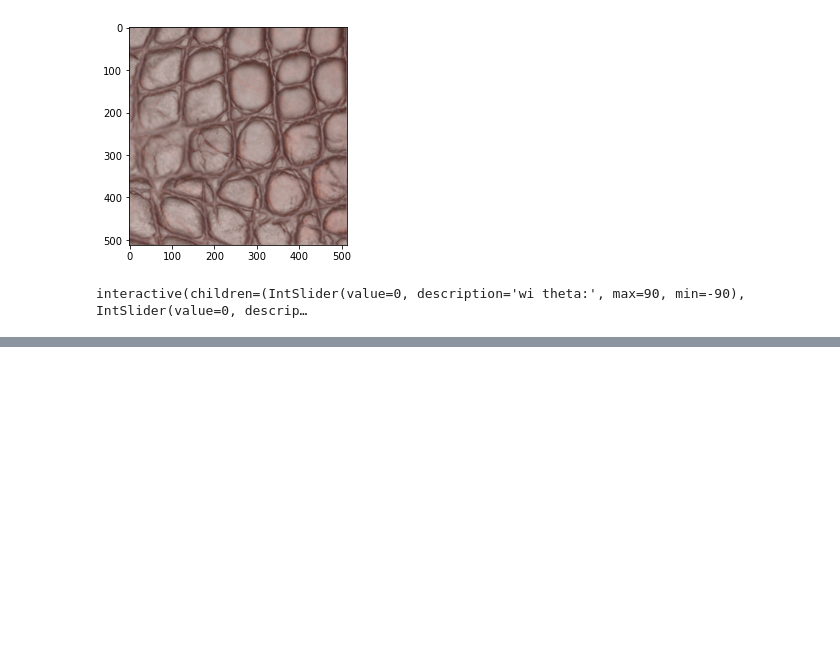
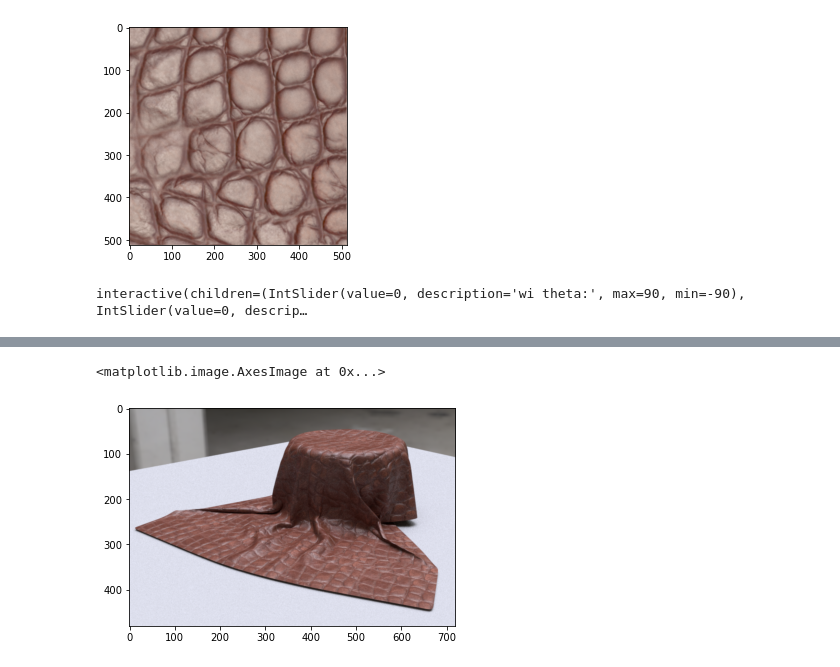
Before and after one commit to Traverse-Research/NeuBTF, a Jupyter notebook: nbs/ubo2014_train.ipynb, the cells around one changed output, grey strips where cells are left out. Drawn from its saved outputs; the diff is of its cells as text; code cells hidden in the pictures; blank space fills up the shorter version.

```diff
--- a/nbs/ubo2014_train.ipynb
+++ b/nbs/ubo2014_train.ipynb
@@ -120,3 +122,10 @@ out1 = interactive(hist1, wi_theta=wi_theta, wi_phi=wi_phi, wo_theta=wo_theta, w
 display(out1)
 # %% [output]
 interactive(children=(IntSlider(value=0, description='wi theta:', max=90, min=-90), IntSlider(value=0, descrip…
+# %%
+from render import render, scenes
+import os
+
+render_path = utils.build_path(("..", "rendering", "ubo2014", config["ds_name"]))
+
+img = render(os.path.join(render_path, "test.jpg"), model, scenes["cloth"])
@@ -122,0 +139,5 @@ interactive(children=(IntSlider(value=0, description='wi theta:', max=90, min=-9
+# %%
+plt.imshow(img)
+# %% [output]
+<matplotlib.image.AxesImage at 0x...>
+[figure, added]
```
Also changed, not shown: parts of 7 cells of this notebook.
